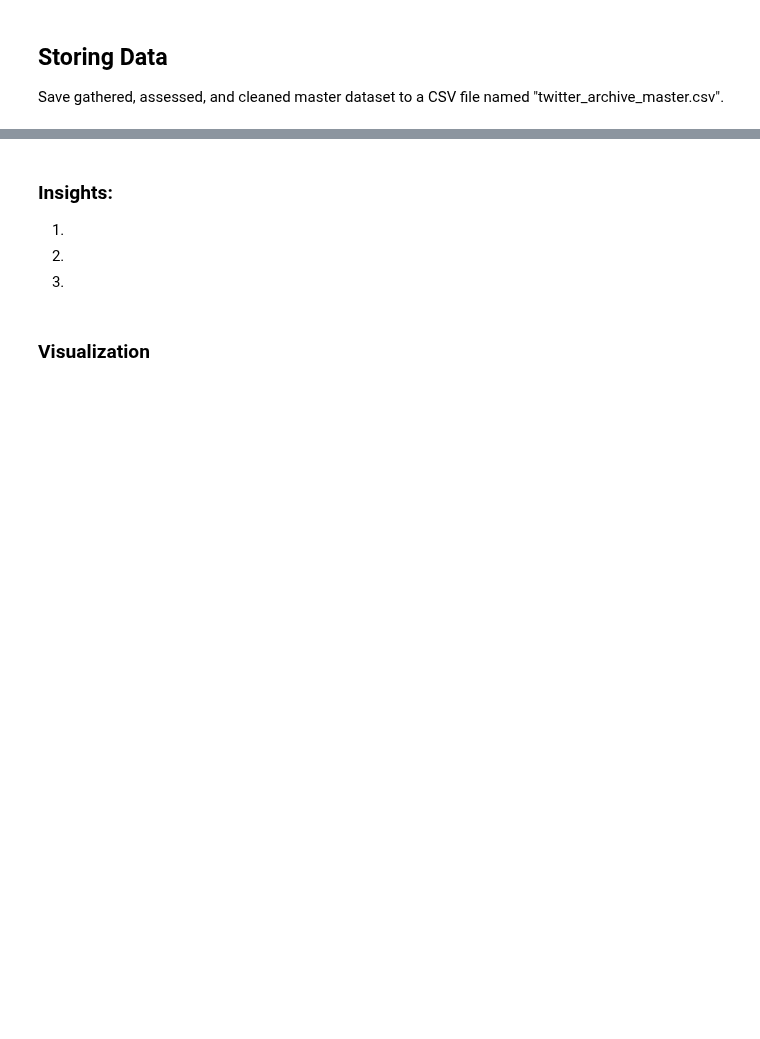
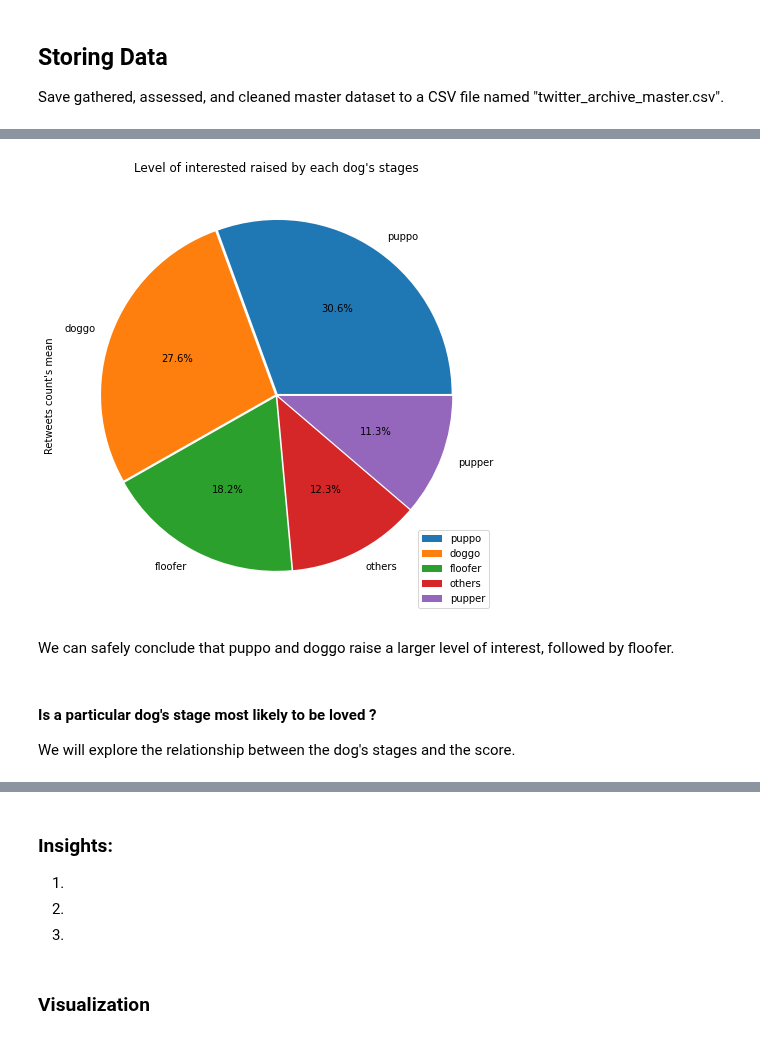
Before and after one commit to patricetg/udacity-data-analyst-project2, a Jupyter notebook: 1 - wrangle_act.ipynb, the cells around one changed output, grey strips where cells are left out. Drawn from its saved outputs; the diff is of its cells as text; code cells hidden in the pictures; blank space fills up the shorter version.

```diff
--- a/1 - wrangle_act.ipynb
+++ b/1 - wrangle_act.ipynb
@@ -1691,0 +1928,6 @@ In this section, analyze and visualize your wrangled data. You must produce at l
+# %%
+# Retweets count's mean per dog's stage
+retweets_per_stage = tweets_master_df[ ["stage","retweet_count"] ].groupby("stage").mean() \
+                                                                    .loc[:,"retweet_count"]  \
+                                                                    .sort_values(ascending=False)
+retweets_per_stage
@@ -1691,0 +1942,18 @@ In this section, analyze and visualize your wrangled data. You must produce at l
+# %%
+retweets_per_stage.plot(kind="pie",
+                        autopct='%1.1f%%',
+                        explode=[0.01, 0.01,0.01,0.01,0.01],
+                        figsize=(8,8),
+                        legend=True
+                        )
+
+plt.ylabel("Retweets count's mean")
+plt.title("Level of interested raised by each dog's stages");
+# %% [output]
+[figure, added]
+# %% [markdown]
+We can safely conclude that puppo and doggo raise a larger level of interest, followed by floofer.
+# %% [markdown]
+#### Is a particular dog's stage most likely to be loved ?
+
+We will explore the relationship between the dog's stages and the score.
```
Also changed, not shown: parts of 62 cells of this notebook, 2 other files.
